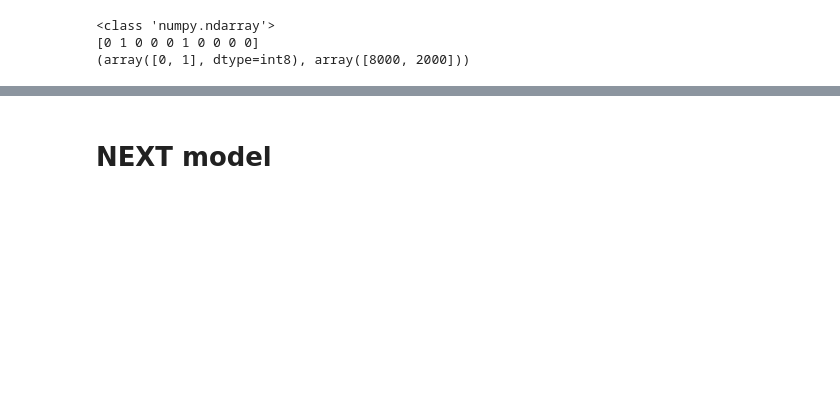
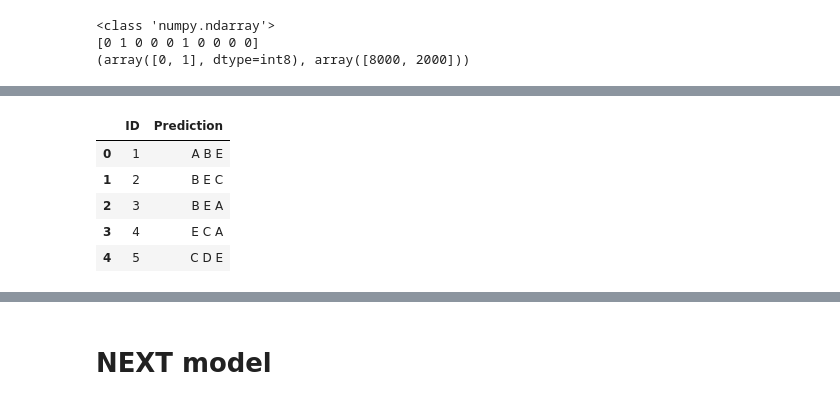
Before and after one commit to KhiranKumar123/dlgenai-t22026, a Jupyter notebook: DL-25f1000339-notebook-t22026.ipynb, the cells around one changed output, grey strips where cells are left out. Cells and saved outputs as stored; diff of their text form; code cells hidden in the pictures; blank space fills up the shorter version.

Commit message:
Kaggle Notebook | DL-25f1000339-notebook-t22026 | Version 6

```diff
--- a/DL-25f1000339-notebook-t22026.ipynb
+++ b/DL-25f1000339-notebook-t22026.ipynb
@@ -1200 +1202,80 @@ Overall LogLoss
 ['models/lightgbm_models.pkl']
+# %%
+def canonical_prompt(text):
+    text = str(text).lower().strip()
+
+    text = re.sub(
+        r"^(pick the best possible answer|choose the correct answer|"
+        r"select the best option|determine the correct option|"
+        r"select the most accurate option|identify the correct option|"
+        r"choose the most appropriate answer)\s*:\s*",
+        "",
+        text
+    )
+
+    text = re.sub(
+        r"\s*(from the following choices|among the listed options|"
+        r"from the choices given|among the given choices)\.?\s*$",
+        "",
+        text
+    )
+
+    return re.sub(r"\s+", " ", text).strip()
+
+def question_key(row):
+    prompt = canonical_prompt(row["prompt"])
+    options = " || ".join(
+        str(row[col]).strip().lower()
+        for col in OPTION_COLS
+    )
+    return prompt + " ### " + options
+
+train_for_lookup = train.copy()
+train_for_lookup["question_key"] = train_for_lookup.apply(question_key, axis=1)
+
+answer_counts = train_for_lookup.groupby("question_key")["answer"].nunique()
+safe_keys = answer_counts[answer_counts == 1].index
+
+safe_lookup = (
+    train_for_lookup[train_for_lookup["question_key"].isin(safe_keys)]
+    .groupby("question_key")["answer"]
+    .first()
+    .to_dict()
+)
+
+test_lgb_matrix = test_lgb.reshape(len(test), 5)
+
+predictions = []
+matched_count = 0
+
+for row_idx, (_, row) in enumerate(test.iterrows()):
+    ranked_indices = np.argsort(-test_lgb_matrix[row_idx])
+    ranking = [OPTION_COLS[i] for i in ranked_indices]
+
+    key = question_key(row)
+
+    if key in safe_lookup:
+        known_answer = safe_lookup[key]
+        ranking = [known_answer] + [
+            label for label in ranking if label != known_answer
+        ]
+        matched_count += 1
+
+    predictions.append(" ".join(ranking[:3]))
+
+print(f"Safe prompt + option matches used: {matched_count}/{len(test)}")
+
+sample = pd.read_csv(
+    "/kaggle/input/competitions/smart-mcq-solver-challenge/sample_submission.csv"
+)
+
+submission_v2 = sample[[sample.columns[0]]].copy()
+submission_v2[sample.columns[1]] = predictions
+
+submission_v2.to_csv(
+    "/kaggle/working/submission_lgb_safe_lookup.csv",
+    index=False
+)
+
+display(submission_v2.head())
+# %% [output]
@@ -1200,0 +1283,6 @@ Overall LogLoss
+|  | ID | Prediction |
+| 0 | 1 | A B E |
+| 1 | 2 | B E C |
+| 2 | 3 | B E A |
+| 3 | 4 | E C A |
+| 4 | 5 | C D E |
```
Also changed, not shown: parts of 19 cells of this notebook.
